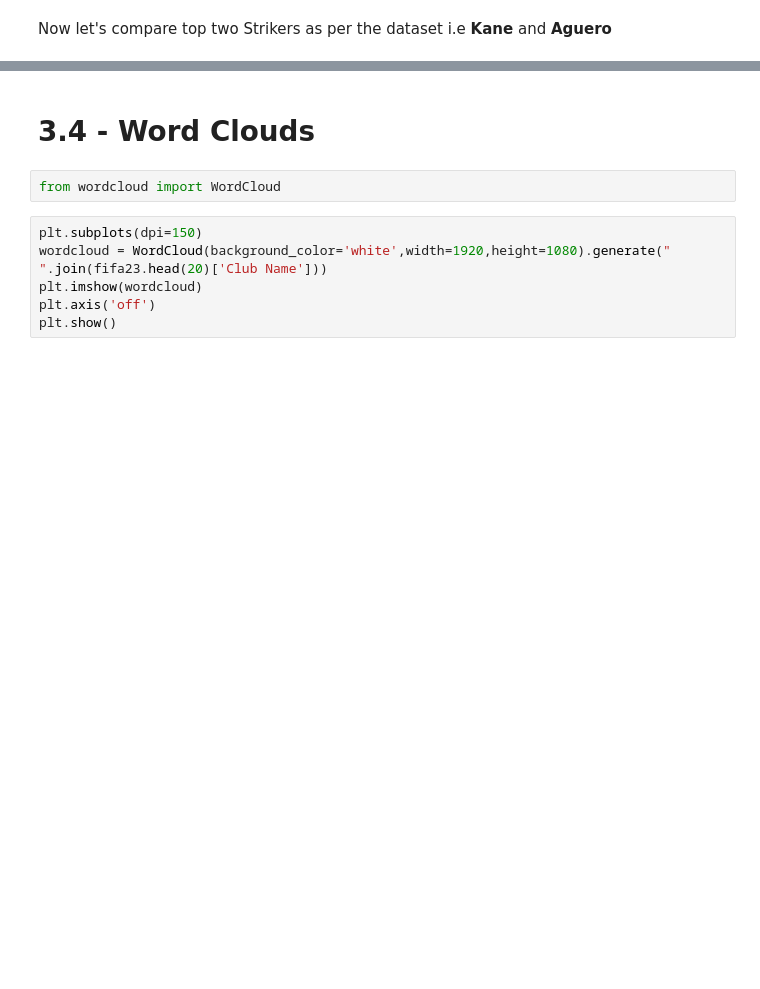
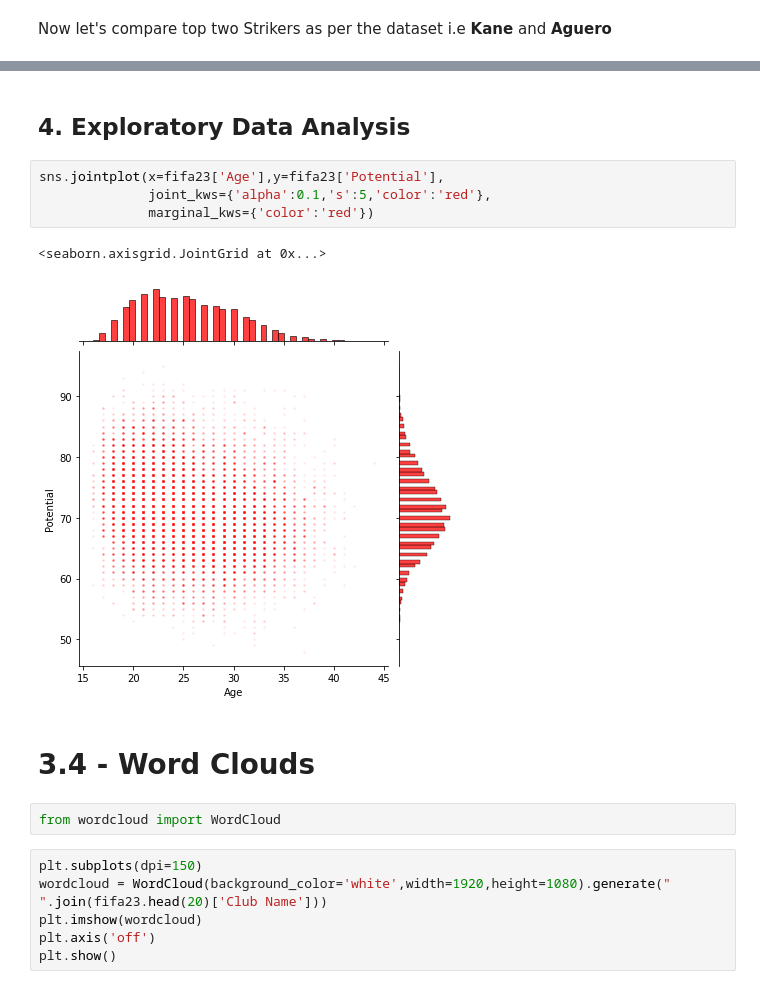
Before and after one commit to diogo-costa-silva/Data-Science, a Jupyter notebook: players-fifa23/notebook.ipynb, the cells around one changed output, grey strips where cells are left out. Saved outputs shown, nothing was run; the diff lists cells and outputs as text; blank space fills up the shorter version.

```diff
--- a/players-fifa23/notebook.ipynb
+++ b/players-fifa23/notebook.ipynb
@@ -690,3 +779,12 @@ Radarchart("Kane",[89.0, 91.0, 70.0, 91.0, 79.0, 81.0, 47.0, 83.0, 89.0],"Aguero
+# %% [markdown]
+## 4. Exploratory Data Analysis
+# %%
+sns.jointplot(x=fifa23['Age'],y=fifa23['Potential'],
+              joint_kws={'alpha':0.1,'s':5,'color':'red'},
+              marginal_kws={'color':'red'})
+# %% [output]
+<seaborn.axisgrid.JointGrid at 0x...>
+[figure, added]
 # %% [markdown]
 # **3.4 - Word Clouds**<a class="anchor" id="7"></a>
 # %%
```
Also changed, not shown: parts of 15 cells of this notebook.
